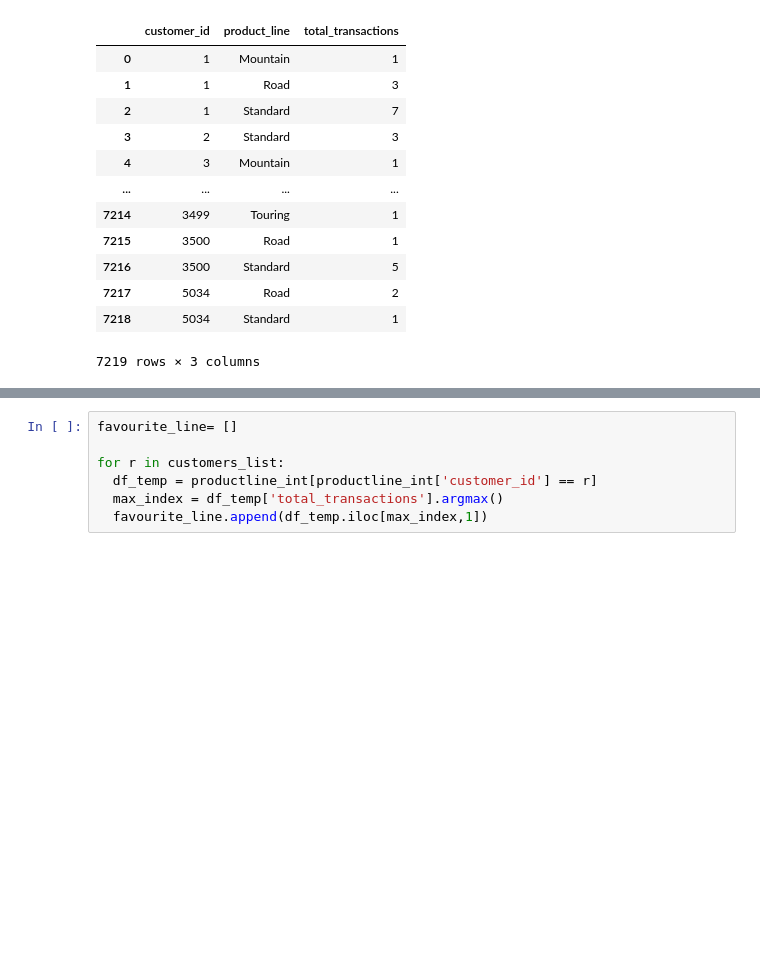
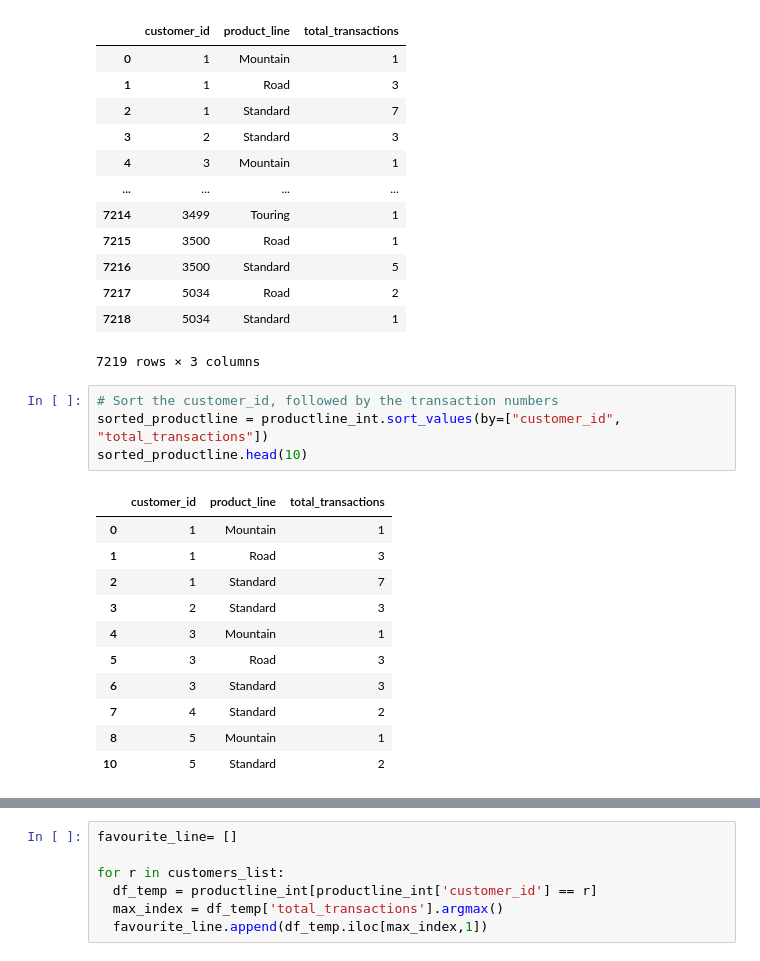
Before and after one commit to Navyhoang/KPMG_Virtual_Internship_Challenge, a Jupyter notebook: Results/FeaturesEng_ModelDevelopment.ipynb, the cells around one changed output, grey strips where cells are left out. Cells and saved outputs as stored; diff of their text form; blank space fills up the shorter version.

```diff
--- a/Results/FeaturesEng_ModelDevelopment.ipynb
+++ b/Results/FeaturesEng_ModelDevelopment.ipynb
@@ -439,3 +478,19 @@ productline_int
 | 7217 | 5034 | Road | 2 |
 | 7218 | 5034 | Standard | 1 |
 7219 rows × 3 columns
+# %%
+# Sort the customer_id, followed by the transaction numbers
+sorted_productline = productline_int.sort_values(by=["customer_id", "total_transactions"])
+sorted_productline.head(10)
+# %% [output]
+|  | customer_id | product_line | total_transactions |
+| 0 | 1 | Mountain | 1 |
+| 1 | 1 | Road | 3 |
+| 2 | 1 | Standard | 7 |
+| 3 | 2 | Standard | 3 |
+| 4 | 3 | Mountain | 1 |
+| 5 | 3 | Road | 3 |
+| 6 | 3 | Standard | 3 |
+| 7 | 4 | Standard | 2 |
+| 8 | 5 | Mountain | 1 |
+| 10 | 5 | Standard | 2 |
```
Also changed, not shown: parts of 7 cells of this notebook.
